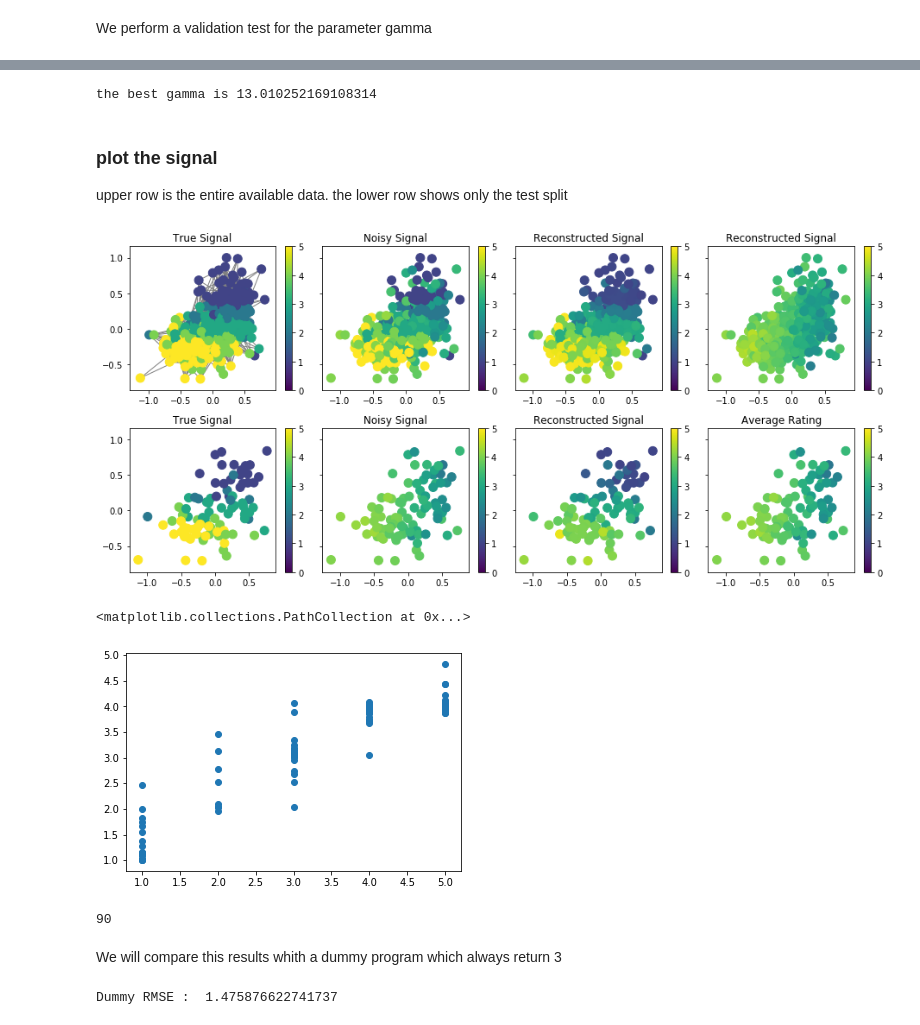
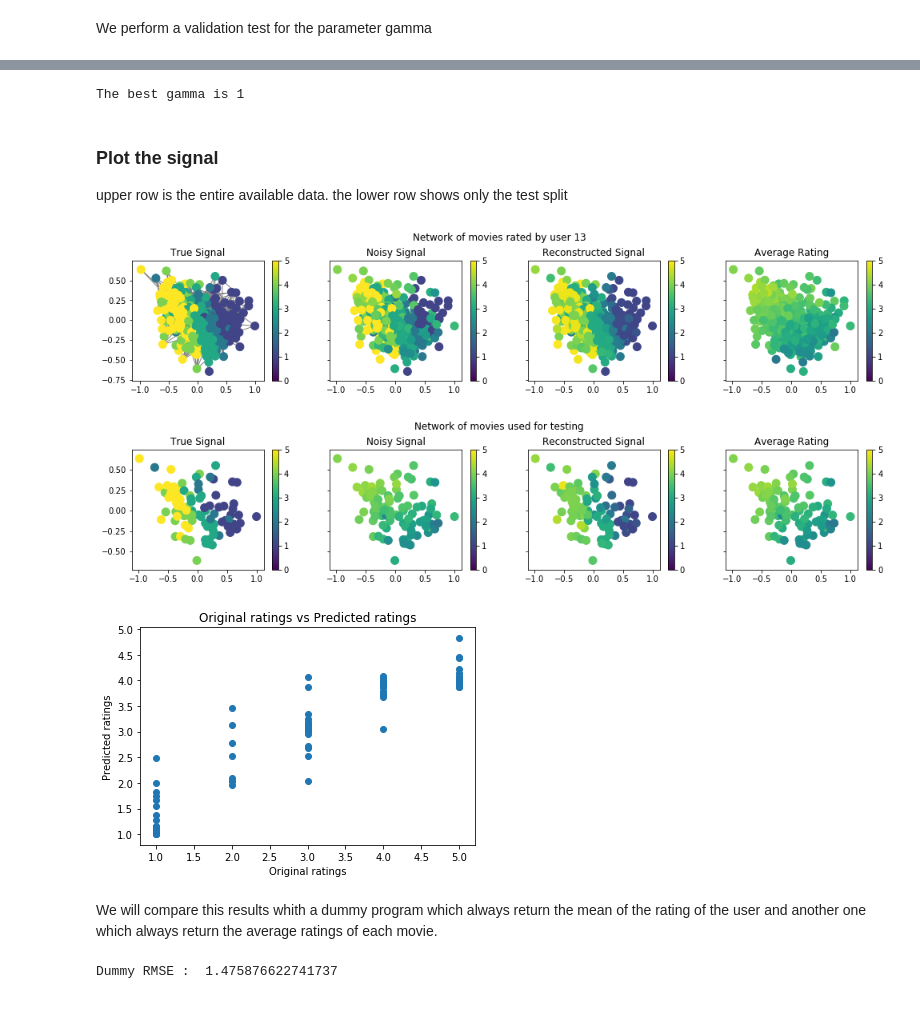
Before and after one commit to Lambo97/MovieRecommendation, a Jupyter notebook: src/tv_regularization2.ipynb, the cells around one changed output, grey strips where cells are left out. Drawn from its saved outputs; the diff is of its cells as text; code cells hidden in the pictures.

Commit message:
Add title and label to all graphs

```diff
--- a/src/tv_regularization2.ipynb
+++ b/src/tv_regularization2.ipynb
@@ -61,6 +64,9 @@ mean_signal = np.nanmean(mean_counter, axis = 0)
 # %%
-signal = ratings.loc[13].reset_index(drop = True)
+user_id = 13
+signal = ratings.loc[user_id].reset_index(drop = True)
 indexes = np.array(signal[signal >0].index.to_list())
+mean_signal = compute_mean_signal(ratings, user_id)
+mean_signal = mean_signal[indexes]
 # %% [markdown]
 We use the first 161 movies which are all rated by this user. So we can see the evolution of the MSE with the percentage of missing ratings
 # %%
@@ -102,7 +108,9 @@ mask = rs.rand(G.N)
 mask = (mask < 0.7).astype(float)
 inverse_mask = mask * -1 + 1
 noisy = signal * mask
-noisy = noisy + mean_sig * (mask * -1 + 1)
+
+# Add the mean of ratings for each movie
+noisy = noisy + mean_signal * inverse_mask
 
 test_true = signal * inverse_mask
 test_true = test_true[test_true != 0]
@@ -142,49 +148,57 @@ RMSE :  0.6160531239310463
 # %%
-reconstructed = np.clip(tv_reg(G, noisy, mask, gamma=best_gamma), 1, 5)
-print(f'the best gamma is {best_gamma}')
+reconstructed = np.clip(tv_reg(G, noisy, mask, gamma=13), 1, 5)
+print(f'The best gamma is {best_gamma}')
 # %% [output]
-the best gamma is 13.010252169108314
+The best gamma is 1
 # %% [markdown]
-### plot the signal
+### Plot the signal
 upper row is the entire available data.
 the lower row shows only the test split
 # %%
-fig, [(ax1, ax2, ax3, ax4),(axl1,axl2,axl3, axl4)] = plt.subplots(2, 4, sharey=True, figsize=(13, 6))
+fig, [ax1, ax2, ax3, ax4] = plt.subplots(1, 4, sharey=True, figsize=(17, 3))
 limits = [0, 5]
-_ = G.plot_signal(signal, ax=ax1, limits=limits, plot_name='True Signal')
-_ = G.plot_signal(noisy, ax=ax2, limits=limits, plot_name='Noisy Signal', show_edges = False)
-_ = G.plot_signal(reconstructed, ax=ax3, limits=limits, plot_name='Reconstructed Signal', show_edges= False)
-_ = G.plot_signal(mean_sig, ax=ax4, limits=limits, plot_name='Reconstructed Signal', show_edges= False)
+G.plot_signal(signal, ax=ax1, limits=limits, plot_name='True Signal')
+G.plot_signal(noisy, ax=ax2, limits=limits, plot_name='Noisy Signal', show_edges = False)
+G.plot_signal(reconstructed, ax=ax3, limits=limits, plot_name='Reconstructed Signal', show_edges= False)
+G.plot_signal(mean_signal, ax=ax4, limits=limits, plot_name='Average Rating', show_edges= False)
+plt.suptitle("Network of movies rated by user 13")
+plt.savefig(RESULT_PATH+'prediction_user_13.eps')
+plt.subplots_adjust(top=0.82)
+plt.show()
+
 
 signal_red = signal.copy()
 signal_red[mask != 0] = np.nan
 noisy_red = noisy.copy()
 noisy_red[mask != 0] = np.nan
 reconstructed_red = reconstructed.copy()
 reconstructed_red[mask != 0] = np.nan
-mean_signal_red = mean_sig.copy()
+mean_signal_red = mean_signal.copy()
 mean_signal_red[mask != 0] = np.nan
 
-_ = G.plot_signal(signal_red, ax=axl1, limits=limits, plot_name='True Signal', show_edges = False)
-_ = G.plot_signal(noisy_red, ax=axl2, limits=limits, plot_name='Noisy Signal', show_edges = False)
-_ = G.plot_signal(reconstructed_red, ax=axl3, limits=limits, plot_name='Reconstructed Signal', show_edges = False)
-_ = G.plot_signal(mean_signal_red, ax=axl4, limits=limits, plot_name='Average Rating', show_edges = False)
+fig, [ax1, ax2, ax3, ax4] = plt.subplots(1, 4, sharey=True, figsize=(17, 3))
+G.plot_signal(signal_red, ax=ax1, limits=limits, plot_name='True Signal', show_edges = False)
+G.plot_signal(noisy_red, ax=ax2, limits=limits, plot_name='Noisy Signal', show_edges = False)
+G.plot_signal(reconstructed_red, ax=ax3, limits=limits, plot_name='Reconstructed Signal', show_edges = False)
+G.plot_signal(mean_signal_red, ax=ax4, limits=limits, plot_name='Average Rating', show_edges = False)
+plt.suptitle("Network of movies used for testing")
+plt.savefig(RESULT_PATH+'prediction_user_13_test_only.eps')
+plt.subplots_adjust(top=0.82)
+plt.show()
 
-_ = fig.tight_layout()
-
+plt.figure()
+plt.scatter(signal[mask == 0], reconstructed[mask == 0])
+plt.title("Original ratings vs Predicted ratings")
+plt.xlabel("Original ratings")
+plt.ylabel("Predicted ratings")
+plt.savefig(RESULT_PATH+'scatter_prediction_user_13.eps')
 plt.show()
-plt.scatter(signal[mask == 0], reconstructed[mask == 0])
 # %% [output]
-[figure, old version]
+[figure, new version]
-<matplotlib.collections.PathCollection at 0x...>
-[figure, old version]
+[figure, new version]
+[figure, added]
-# %%
-
-np.count_nonzero(~np.isnan(reconstructed_red))
-# %% [output]
-90
 # %% [markdown]
-We will compare this results whith a dummy program which always return 3
+We will compare this results whith a dummy program which always return the mean of the rating of the user and another one which always return the average ratings of each movie.
 # %%
 test_true = signal * inverse_mask
 test_true = test_true[test_true != 0]
```
Also changed, not shown: parts of 24 cells of this notebook, 2 other files.
